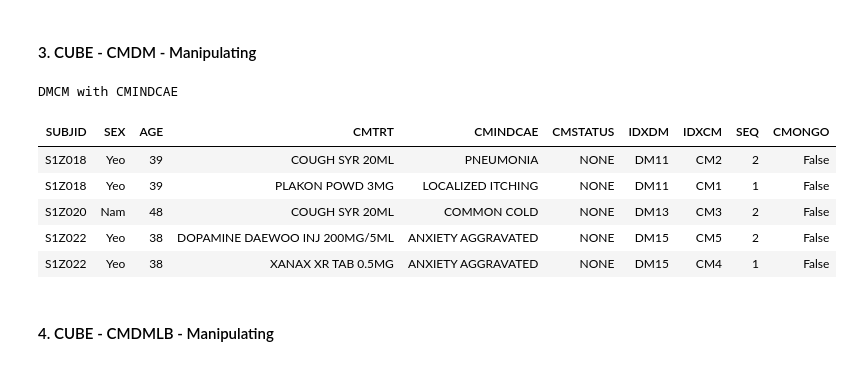
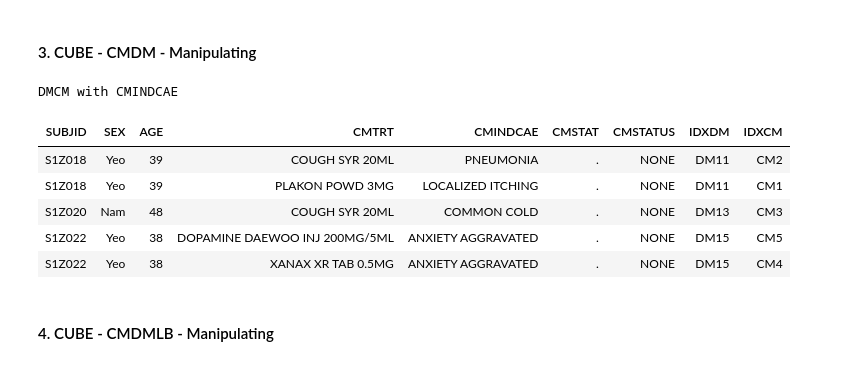
Before and after one commit to yuninze/web, a Jupyter notebook: sas/sas.ipynb, the cells around one changed output. Saved outputs shown, nothing was run; the diff lists cells and outputs as text; code cells hidden in the pictures.

```diff
--- a/sas/sas.ipynb
+++ b/sas/sas.ipynb
@@ -88,43 +88,50 @@ data DM; set CUBE.DM;
 /* CM 정리 */
 data CM; set CUBE.CM;
     format CMONGO BOOL. CMSTATUS $10.;
-    keep SUBJID SEQ CMTRT CMINDCAE CMONGO CMSTATUS IDXCM;
     where not missing(CMINDCAE);
 
     SUBJID=compress(SUBJID,"-");
     IDXCM="CM"||left(_N_);
     CMINDCAE=substr(CMINDCAE,find(CMINDCAE,"^","i")+1);
 
     if CMONGO=. then CMSTATUS="none";
     else if CMONGO=1 then CMSTATUS="ongoing";
     else CMSTATUS="";
 
+    select (CMONGO);
+        when (.) CMSTAT=".";
+        when ("0") CMSTAT="000";
+        when ("1") CMSTAT="111";
+        otherwise CMSTAT="_";
+        end;
+
     array varchar{*} _character_;
         do q=1 to dim(varchar);
         varchar{q}=trim(upcase(varchar{q}));
         end;
     run;
 
 /* CM_에 DM 딕셔너리 left join */
-data CM_; retain SUBJID SEX AGE CMTRT CMINDCAE CMSTATUS IDXDM IDXCM; set CM;
+data CM_; retain SUBJID SEX AGE CMTRT CMINDCAE CMSTAT CMSTATUS IDXDM IDXCM; set CM;
+    keep SUBJID SEX AGE CMTRT CMINDCAE CMSTAT CMSTATUS IDXDM IDXCM;
     format SEX SEX.;
     merge CM(in=x) DM(in=y); by SUBJID; if x;
     run;
 
 /* sort_values(by="SUBJID") */
 proc sort data=CM_ out=CM_; by SUBJID CMTRT; run;
 
 proc print data=CM_(obs=5) noobs; run;
 """)
 HTML(resp["LST"])
 # %% [output]
 DMCM with CMINDCAE
-| SUBJID | SEX | AGE | CMTRT | CMINDCAE | CMSTATUS | IDXDM | IDXCM | SEQ | CMONGO |
-| S1Z018 | Yeo | 39 | COUGH SYR 20ML | PNEUMONIA | NONE | DM11 | CM2 | 2 | False |
-| S1Z018 | Yeo | 39 | PLAKON POWD 3MG | LOCALIZED ITCHING | NONE | DM11 | CM1 | 1 | False |
-| S1Z020 | Nam | 48 | COUGH SYR 20ML | COMMON COLD | NONE | DM13 | CM3 | 2 | False |
-| S1Z022 | Yeo | 38 | DOPAMINE DAEWOO INJ 200MG/5ML | ANXIETY AGGRAVATED | NONE | DM15 | CM5 | 2 | False |
-| S1Z022 | Yeo | 38 | XANAX XR TAB 0.5MG | ANXIETY AGGRAVATED | NONE | DM15 | CM4 | 1 | False |
+| SUBJID | SEX | AGE | CMTRT | CMINDCAE | CMSTAT | CMSTATUS | IDXDM | IDXCM |
+| S1Z018 | Yeo | 39 | COUGH SYR 20ML | PNEUMONIA | . | NONE | DM11 | CM2 |
+| S1Z018 | Yeo | 39 | PLAKON POWD 3MG | LOCALIZED ITCHING | . | NONE | DM11 | CM1 |
+| S1Z020 | Nam | 48 | COUGH SYR 20ML | COMMON COLD | . | NONE | DM13 | CM3 |
+| S1Z022 | Yeo | 38 | DOPAMINE DAEWOO INJ 200MG/5ML | ANXIETY AGGRAVATED | . | NONE | DM15 | CM5 |
+| S1Z022 | Yeo | 38 | XANAX XR TAB 0.5MG | ANXIETY AGGRAVATED | . | NONE | DM15 | CM4 |
 # %% [markdown]
 #### 4. CUBE - CMDMLB - Manipulating
 # %%
```
Also changed, not shown: parts of 2 cells of this notebook, 1 other file.
